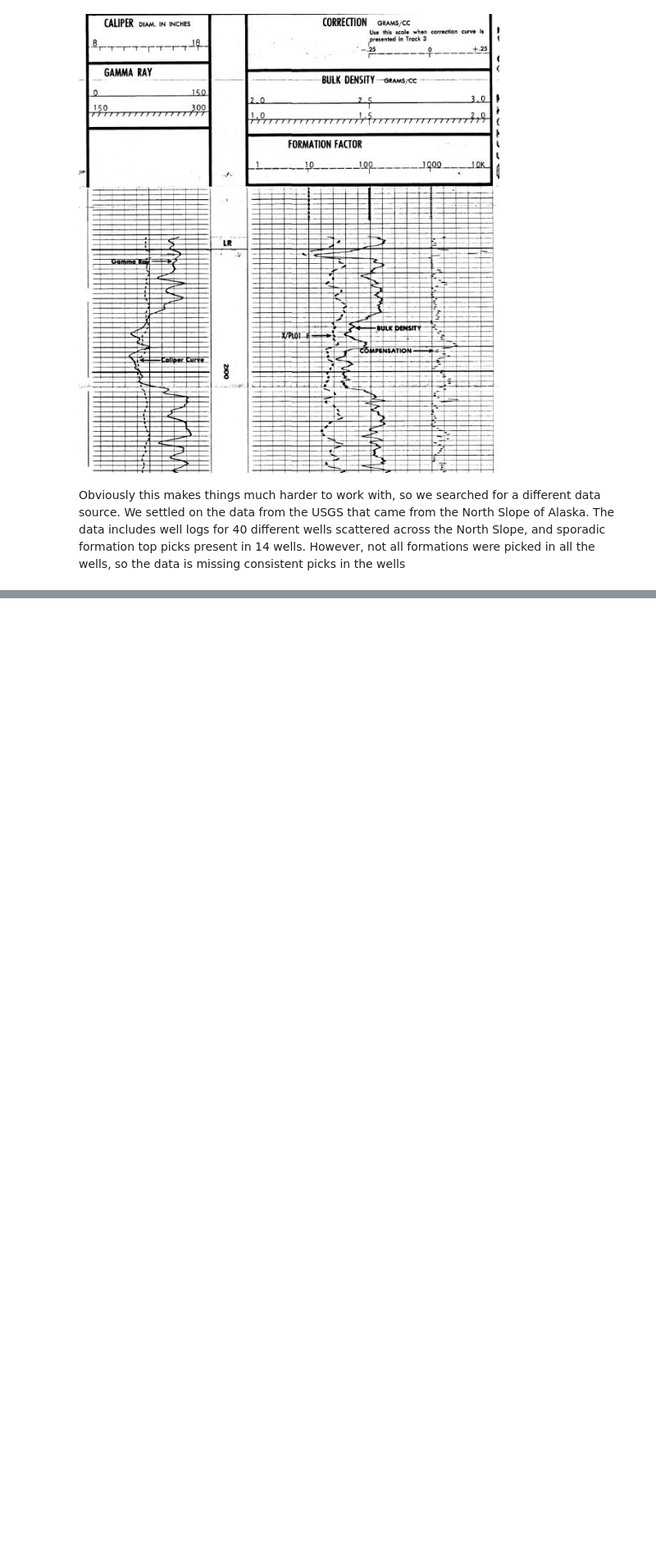
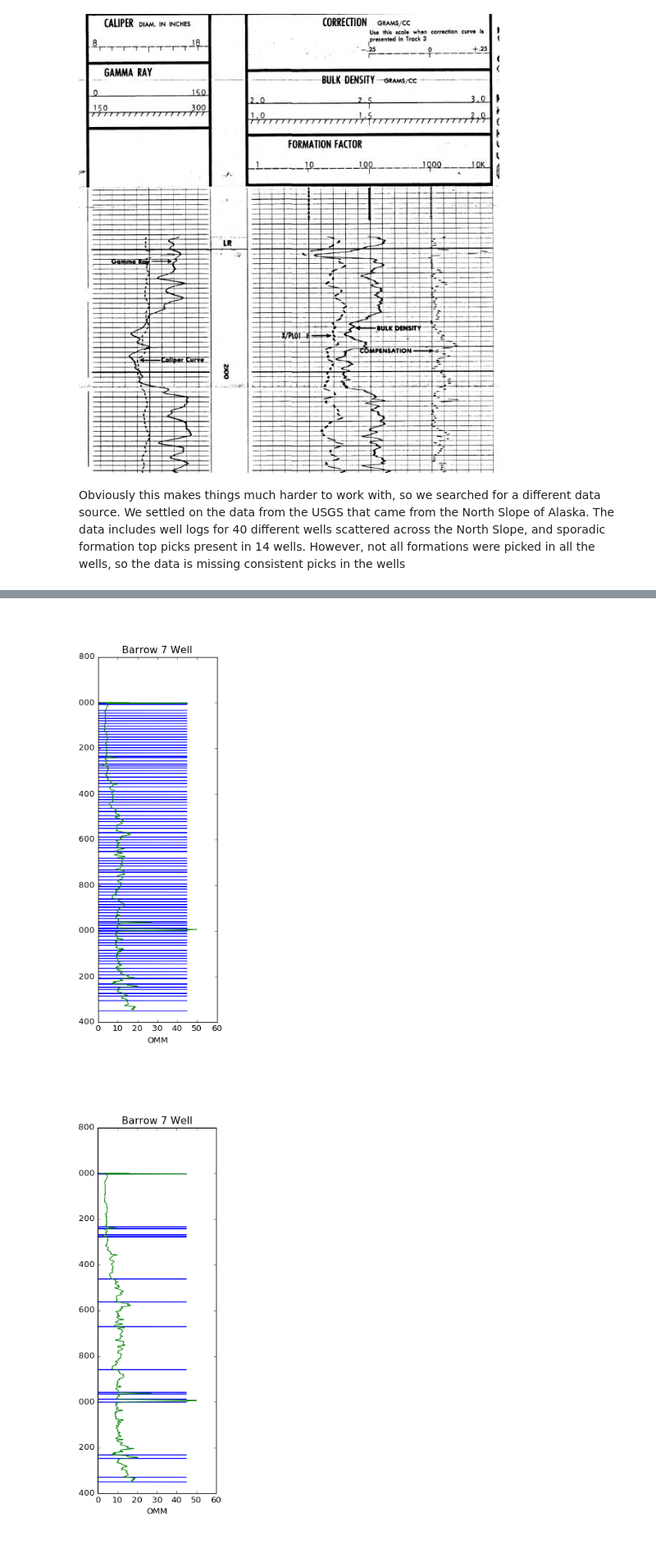
Before and after one commit to jessepisel/geohack, a Jupyter notebook: Presentation.ipynb, the cells around one changed output, grey strips where cells are left out. Shown at 82% size. Drawn from its saved outputs; the diff is of its cells as text; code cells hidden in the pictures; blank space fills up the shorter version.

```diff
--- a/Presentation.ipynb
+++ b/Presentation.ipynb
@@ -14,0 +35,7 @@ Because of the data constraints we began looking into ways that we could create
+# %%
+display(Image(filename='D:/geohack/images/splitter.png'))
+display(Image(filename='D:/geohack/images/lumper.png'))
+#this is the results from tuning the 'lumper/splitter' hyperparameter
+# %% [output]
+[figure, added]
+[figure, added]
```
Also changed, not shown: parts of 11 cells of this notebook, 3 other files.
